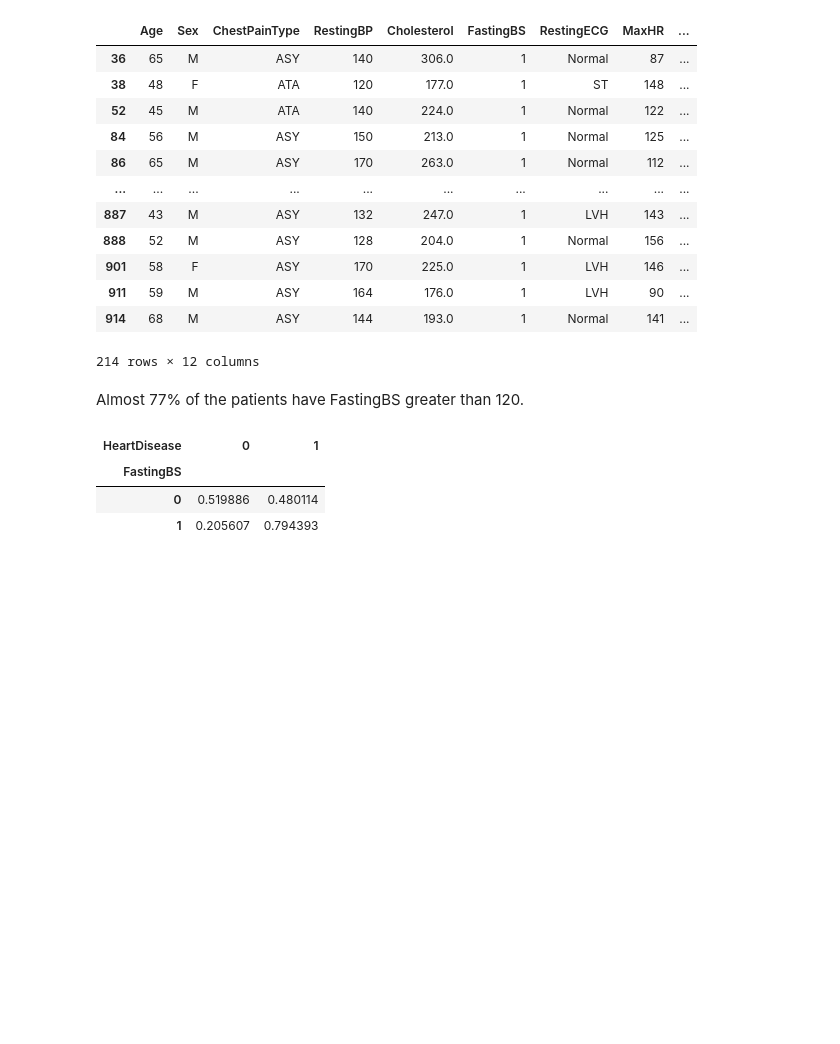
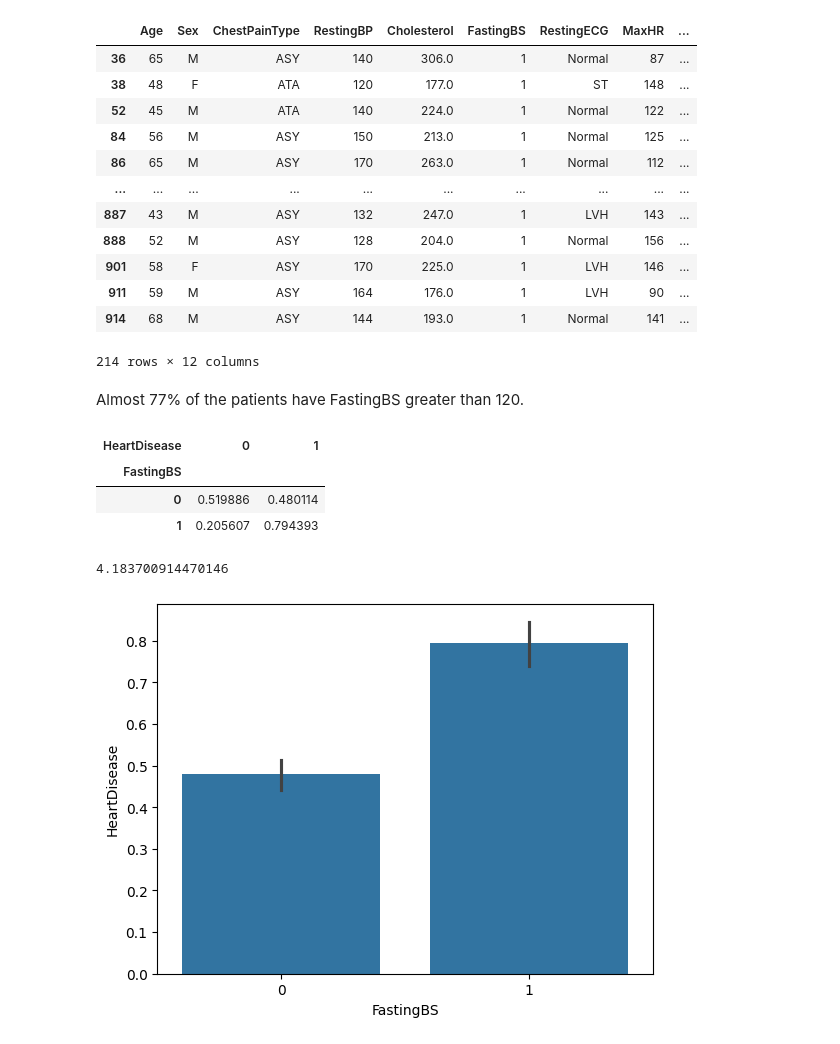
Before and after one commit to Newtan999/NewML, a Jupyter notebook: notebooks/01_eda.ipynb, the cells around one changed output. Saved outputs shown, nothing was run; the diff lists cells and outputs as text; code cells hidden in the pictures; blank space fills up the shorter version.

```diff
--- a/notebooks/01_eda.ipynb
+++ b/notebooks/01_eda.ipynb
@@ -266,3 +267,16 @@ pd.crosstab(df["FastingBS"], df["HeartDisease"], normalize="index");
 | FastingBS |  |  |
 | 0 | 0.519886 | 0.480114 |
 | 1 | 0.205607 | 0.794393 |
+# %%
+odds_true = ct.loc[1, 1] / ct.loc[1, 0]
+odds_false = ct.loc[0, 1] / ct.loc[0, 0]
+
+odds_ratio = odds_true / odds_false
+
+print(odds_ratio)
+# %% [output]
+4.183700914470146
+# %%
+sns.barplot(x="FastingBS", y="HeartDisease", data=df);
+# %% [output]
+[figure, added]
```
Also changed, not shown: parts of 11 cells of this notebook.
